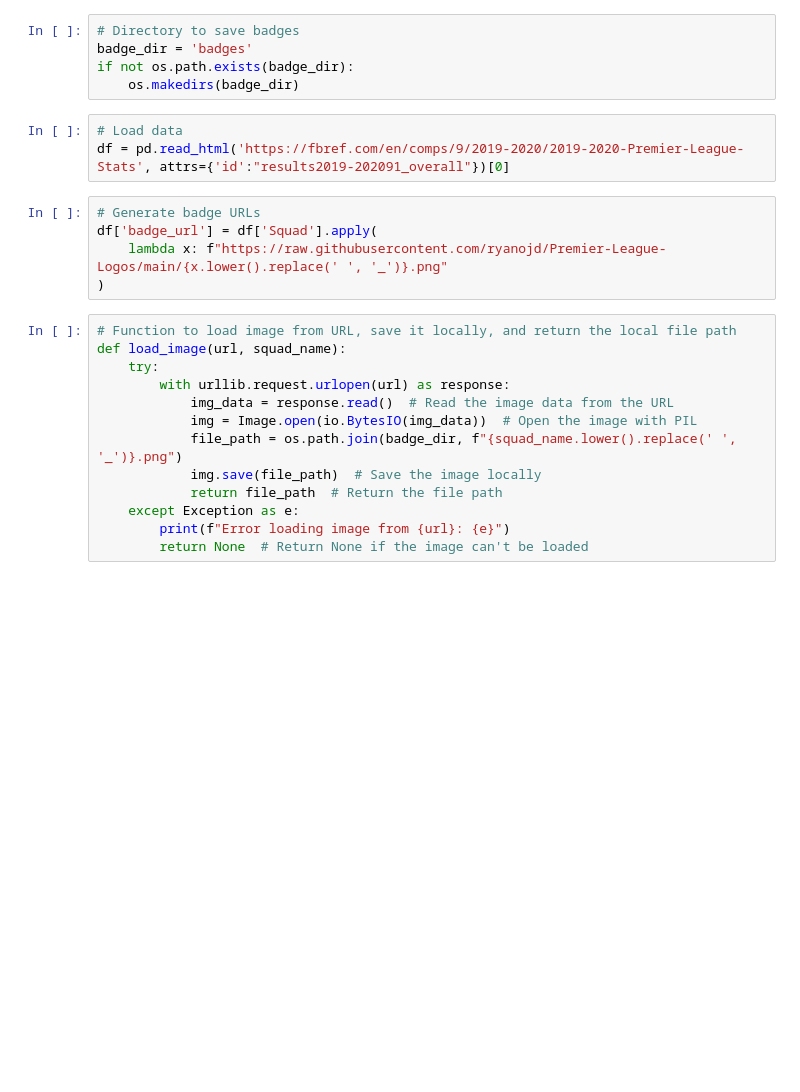
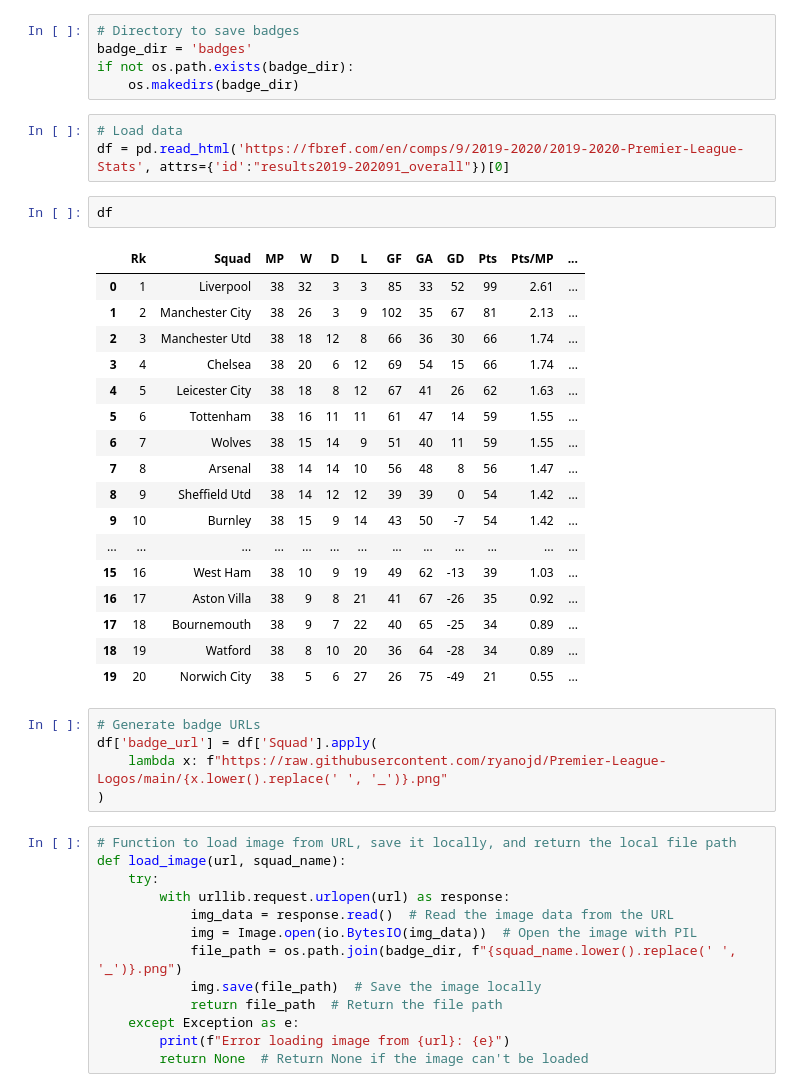
Before and after one commit to ryanojd/Premier-League-Logos, a Jupyter notebook: Plottable LFC Premier League Champs.ipynb, the cells around one changed output. Saved outputs shown, nothing was run; the diff lists cells and outputs as text; blank space fills up the shorter version.

```diff
--- a/Plottable LFC Premier League Champs.ipynb
+++ b/Plottable LFC Premier League Champs.ipynb
@@ -18,6 +18,26 @@ if not os.path.exists(badge_dir):
 # %%
 # Load data
 df = pd.read_html('https://fbref.com/en/comps/9/2019-2020/2019-2020-Premier-League-Stats', attrs={'id':"results2019-202091_overall"})[0]
+# %%
+df
+# %% [output]
+|  | Rk | Squad | MP | W | D | L | GF | GA | GD | Pts | Pts/MP | ... |
+| 0 | 1 | Liverpool | 38 | 32 | 3 | 3 | 85 | 33 | 52 | 99 | 2.61 | ... |
+| 1 | 2 | Manchester City | 38 | 26 | 3 | 9 | 102 | 35 | 67 | 81 | 2.13 | ... |
+| 2 | 3 | Manchester Utd | 38 | 18 | 12 | 8 | 66 | 36 | 30 | 66 | 1.74 | ... |
+| 3 | 4 | Chelsea | 38 | 20 | 6 | 12 | 69 | 54 | 15 | 66 | 1.74 | ... |
+| 4 | 5 | Leicester City | 38 | 18 | 8 | 12 | 67 | 41 | 26 | 62 | 1.63 | ... |
+| 5 | 6 | Tottenham | 38 | 16 | 11 | 11 | 61 | 47 | 14 | 59 | 1.55 | ... |
+| 6 | 7 | Wolves | 38 | 15 | 14 | 9 | 51 | 40 | 11 | 59 | 1.55 | ... |
+| 7 | 8 | Arsenal | 38 | 14 | 14 | 10 | 56 | 48 | 8 | 56 | 1.47 | ... |
+| 8 | 9 | Sheffield Utd | 38 | 14 | 12 | 12 | 39 | 39 | 0 | 54 | 1.42 | ... |
+| 9 | 10 | Burnley | 38 | 15 | 9 | 14 | 43 | 50 | -7 | 54 | 1.42 | ... |
+| ... | ... | ... | ... | ... | ... | ... | ... | ... | ... | ... | ... | ... |
+| 15 | 16 | West Ham | 38 | 10 | 9 | 19 | 49 | 62 | -13 | 39 | 1.03 | ... |
+| 16 | 17 | Aston Villa | 38 | 9 | 8 | 21 | 41 | 67 | -26 | 35 | 0.92 | ... |
+| 17 | 18 | Bournemouth | 38 | 9 | 7 | 22 | 40 | 65 | -25 | 34 | 0.89 | ... |
+| 18 | 19 | Watford | 38 | 8 | 10 | 20 | 36 | 64 | -28 | 34 | 0.89 | ... |
+| 19 | 20 | Norwich City | 38 | 5 | 6 | 27 | 26 | 75 | -49 | 21 | 0.55 | ... |
 # %%
 # Generate badge URLs
 df['badge_url'] = df['Squad'].apply(
```
Also changed, not shown: parts of 2 cells of this notebook.
